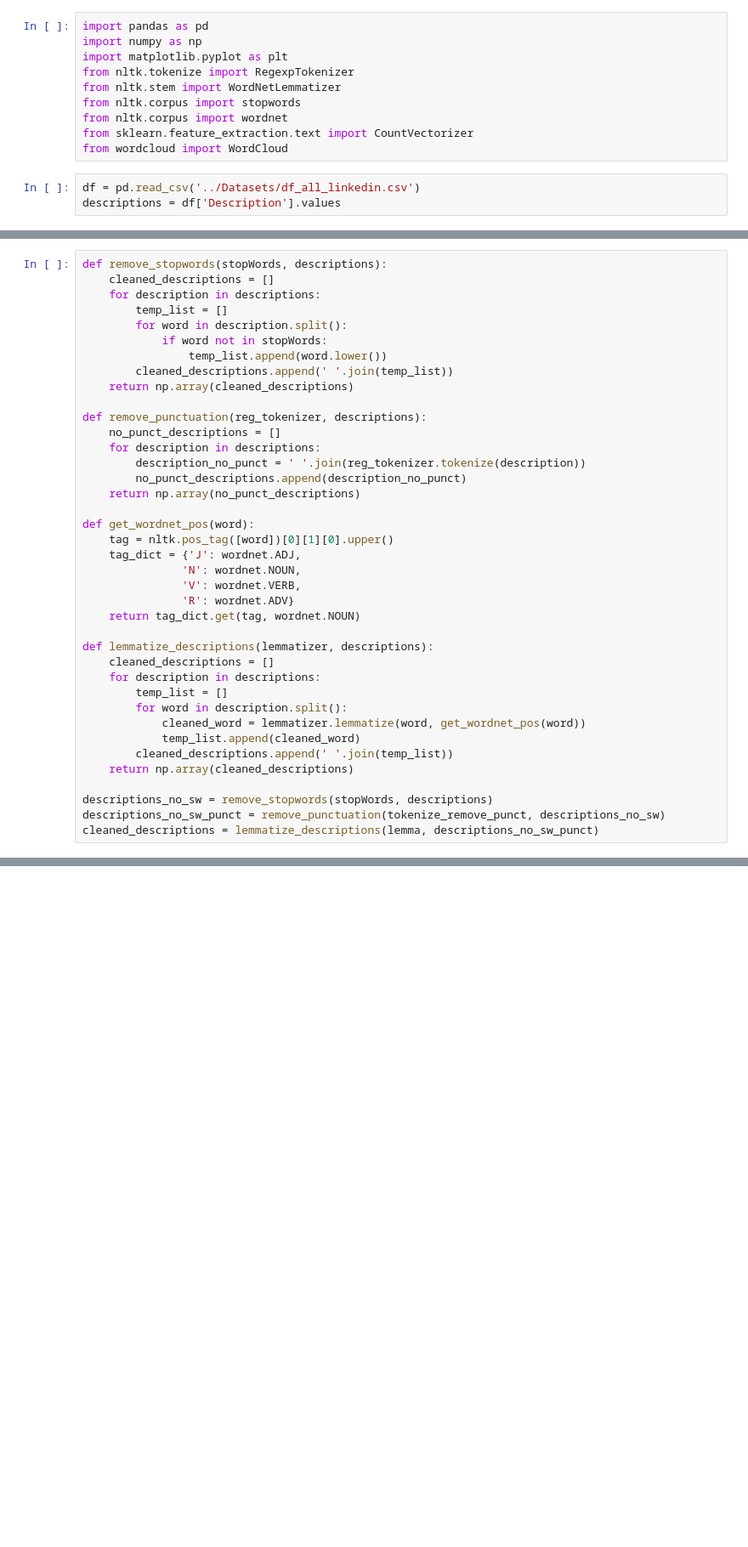
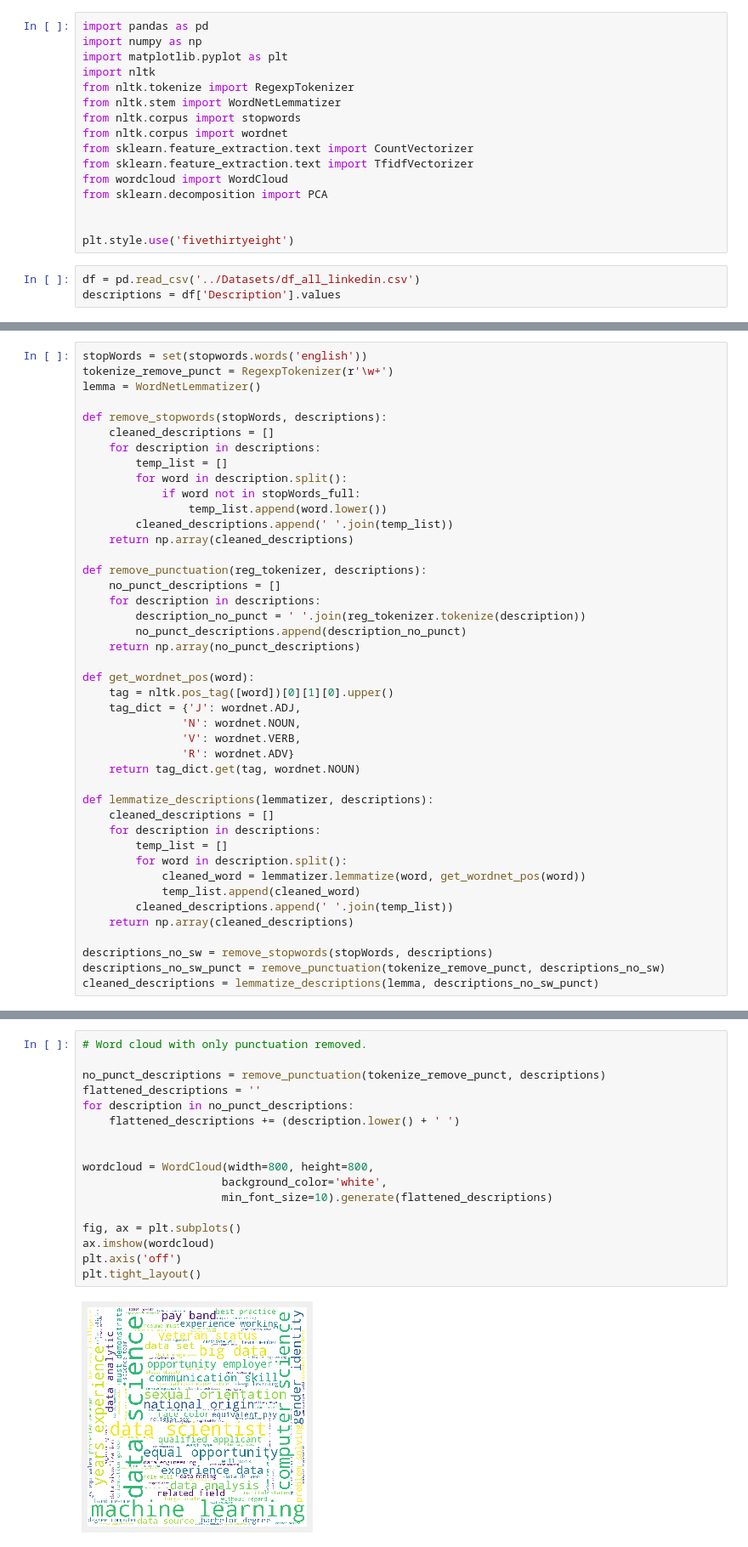
Before and after one commit to Joshmantova/capstone_2, a Jupyter notebook: notebooks/EDA_notebook.ipynb, the cells around one changed output, grey strips where cells are left out. Shown at 85% size. Cells and saved outputs as stored; diff of their text form; blank space fills up the shorter version.

```diff
--- a/notebooks/EDA_notebook.ipynb
+++ b/notebooks/EDA_notebook.ipynb
@@ -2,12 +2,18 @@
 import pandas as pd
 import numpy as np
 import matplotlib.pyplot as plt
+import nltk
 from nltk.tokenize import RegexpTokenizer
 from nltk.stem import WordNetLemmatizer
 from nltk.corpus import stopwords
 from nltk.corpus import wordnet
 from sklearn.feature_extraction.text import CountVectorizer
+from sklearn.feature_extraction.text import TfidfVectorizer
 from wordcloud import WordCloud
+from sklearn.decomposition import PCA
+
+
+plt.style.use('fivethirtyeight')
 # %%
 df = pd.read_csv('../Datasets/df_all_linkedin.csv')
 descriptions = df['Description'].values
@@ -25,10 +41,14 @@ array(["Join ABB and work in a team that is dedicated to creating a future where
 # %%
+stopWords = set(stopwords.words('english'))
+tokenize_remove_punct = RegexpTokenizer(r'\w+')
+lemma = WordNetLemmatizer()
+
 def remove_stopwords(stopWords, descriptions):
     cleaned_descriptions = []
     for description in descriptions:
         temp_list = []
         for word in description.split():
-            if word not in stopWords:
+            if word not in stopWords_full:
                 temp_list.append(word.lower())
         cleaned_descriptions.append(' '.join(temp_list))
     return np.array(cleaned_descriptions)
@@ -76,0 +137,19 @@ array([list(['Join', 'ABB', 'and', 'work', 'in', 'a', 'team', 'that', 'is', 'ded
+# %%
+# Word cloud with only punctuation removed.
+
+no_punct_descriptions = remove_punctuation(tokenize_remove_punct, descriptions)
+flattened_descriptions = ''
+for description in no_punct_descriptions:
+    flattened_descriptions += (description.lower() + ' ')
+
+
+wordcloud = WordCloud(width=800, height=800,
+                     background_color='white',
+                     min_font_size=10).generate(flattened_descriptions)
+
+fig, ax = plt.subplots()
+ax.imshow(wordcloud)
+plt.axis('off')
+plt.tight_layout()
+# %% [output]
+[figure, added]
```
Also changed, not shown: parts of 17 cells of this notebook.
